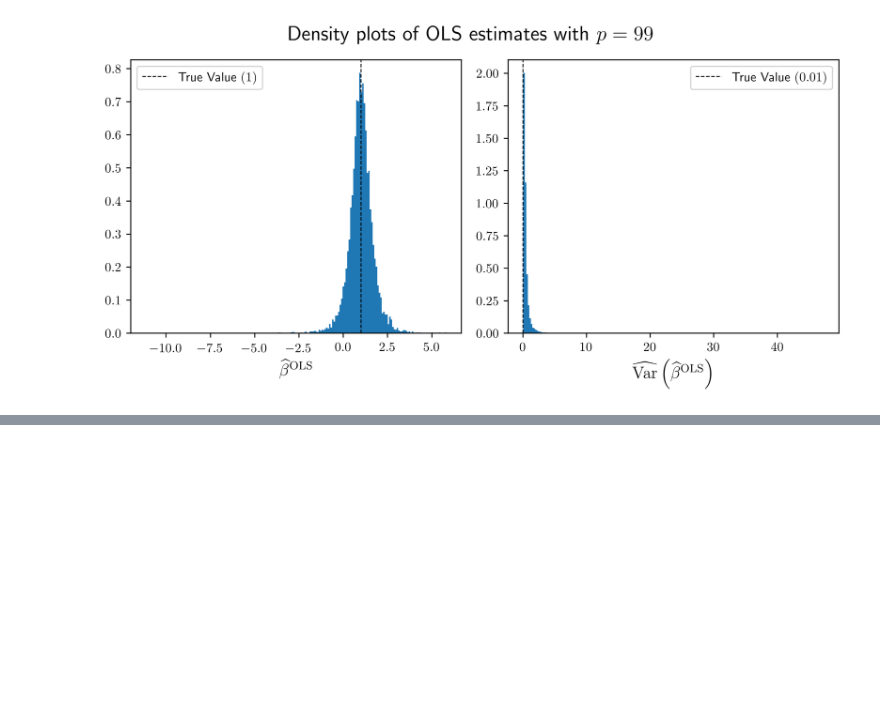
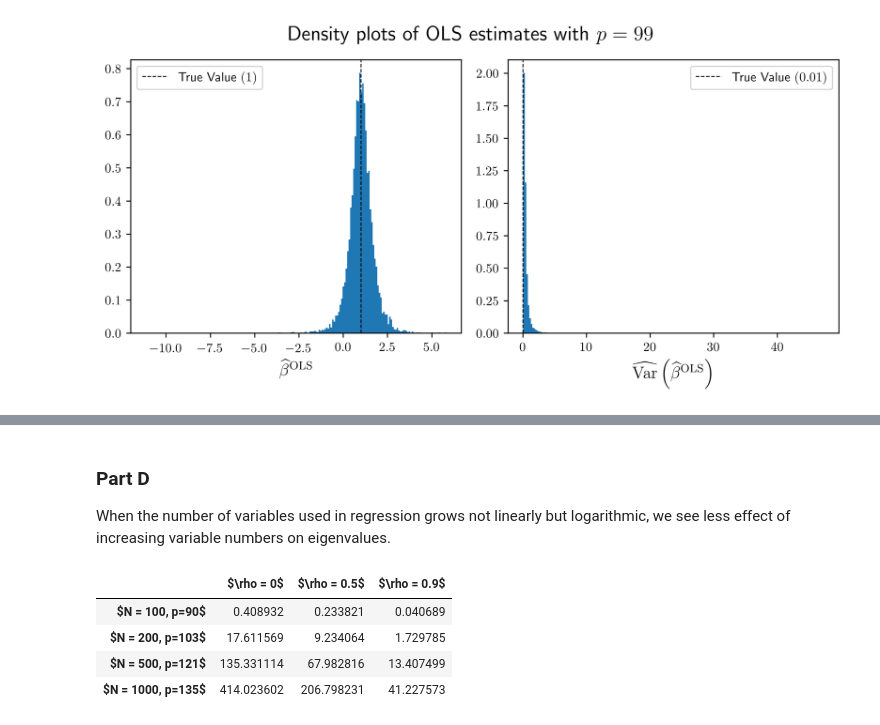
Before and after one commit to arjungecon/VAEMetrics, a Jupyter notebook: Problem Set 1/31703PS1AGTT.ipynb, the cells around one changed output, grey strips where cells are left out. Cells and saved outputs as stored; diff of their text form; code cells hidden in the pictures; blank space fills up the shorter version.

```diff
--- a/Problem Set 1/31703PS1AGTT.ipynb
+++ b/Problem Set 1/31703PS1AGTT.ipynb
@@ -113,0 +291,22 @@ Exercise_1(N_ind=102, N_var=99, N_sim=10000, p_max=99)
+# %% [markdown]
+### Part D
+
+When the number of variables used in regression grows not linearly but logarithmic, we see less effect of increasing variable numbers on eigenvalues.
+# %%
+eig_mat3 = np.zeros((np.size(N),np.size(rho)))
+
+for i in range(np.size(N)):
+    for j in range(np.size(rho)):
+        eig_mat3[i,j] = find_smallest_eig(rho[j],int(np.floor(19.55*np.log(N[i]))),N[i],S)
+
+eig_table3 = pd.DataFrame(eig_mat3)
+eig_table3.columns = ['$\rho = 0$','$\rho = 0.5$','$\rho = 0.9$']
+eig_table3 = eig_table3.rename(index={0: "$N = 100, p=90$", 1: "$N = 200, p=103$", 2: "$N = 500, p=121$", 3: "$N = 1000, p=135$"})
+
+eig_table3
+# %% [output]
+|  | $\rho = 0$ | $\rho = 0.5$ | $\rho = 0.9$ |
+| $N = 100, p=90$ | 0.408932 | 0.233821 | 0.040689 |
+| $N = 200, p=103$ | 17.611569 | 9.234064 | 1.729785 |
+| $N = 500, p=121$ | 135.331114 | 67.982816 | 13.407499 |
+| $N = 1000, p=135$ | 414.023602 | 206.798231 | 41.227573 |
```
Also changed, not shown: parts of 17 cells of this notebook.
